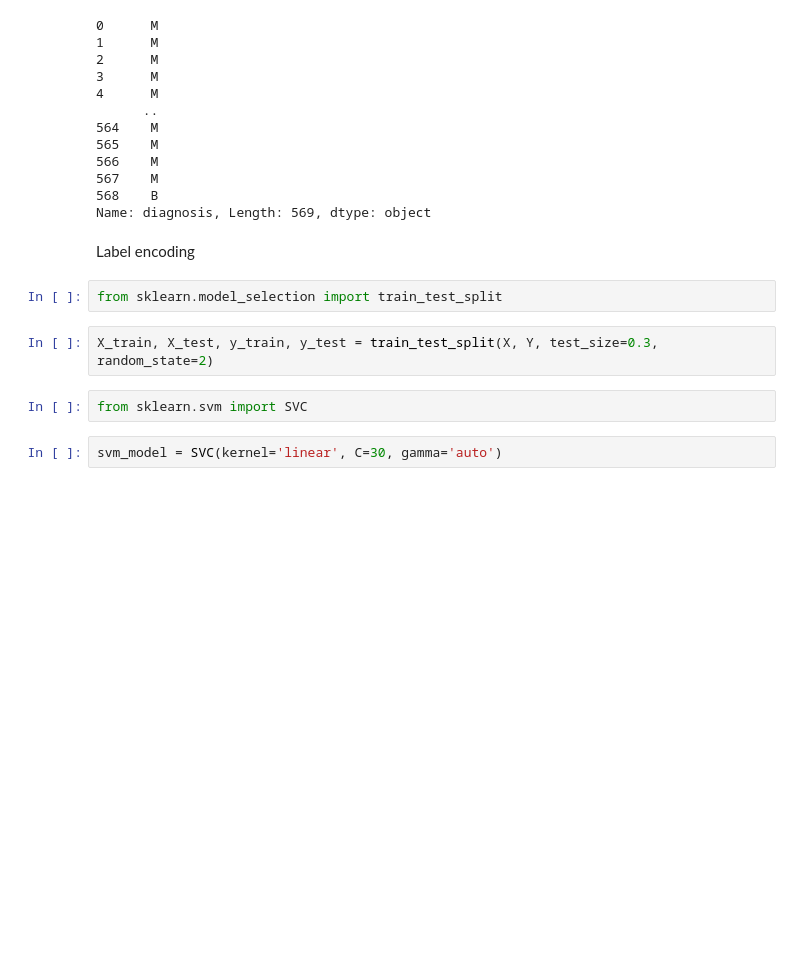
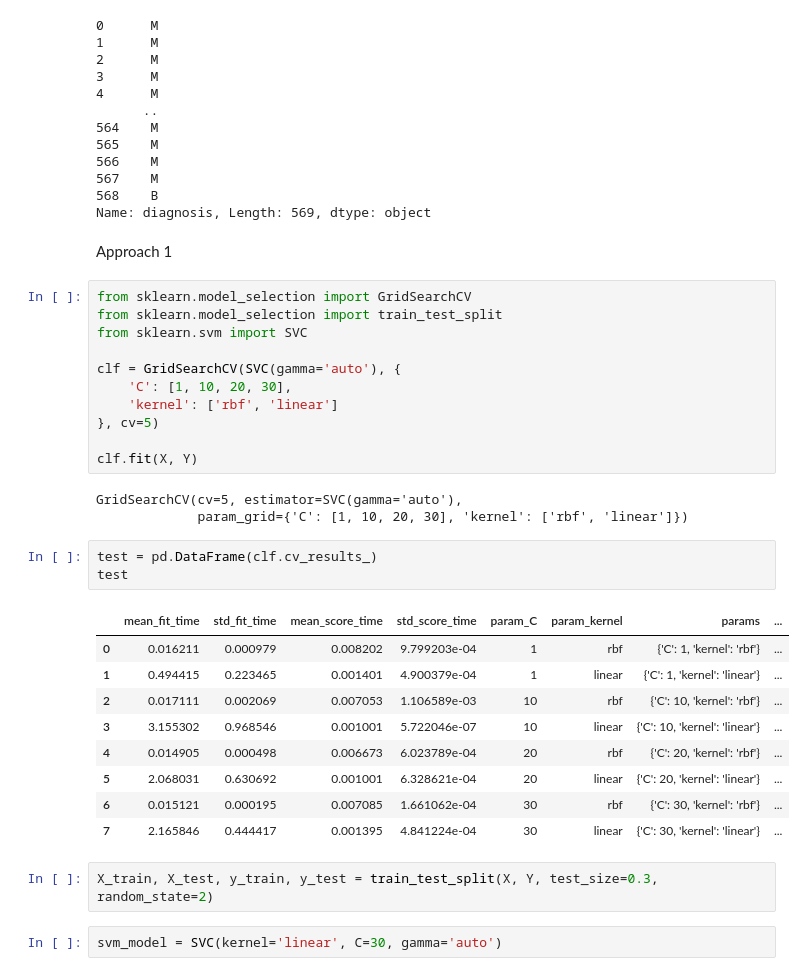
Before and after one commit to SubodhShil/AI-Machine-Learning, a Jupyter notebook: Ostad Course/Module 13/Support Vector Machine - SVM/svm.ipynb, the cells around one changed output. Drawn from its saved outputs; the diff is of its cells as text; blank space fills up the shorter version.

```diff
--- a/Ostad Course/Module 13/Support Vector Machine - SVM/svm.ipynb
+++ b/Ostad Course/Module 13/Support Vector Machine - SVM/svm.ipynb
@@ -73,14 +73,37 @@ Y
 567    M
 568    B
 Name: diagnosis, Length: 569, dtype: object
-# %% [markdown]
-Label encoding
-# %%
-from sklearn.model_selection import train_test_split
+# %% [markdown]
+Approach 1
+# %%
+from sklearn.model_selection import GridSearchCV
+from sklearn.model_selection import train_test_split
+from sklearn.svm import SVC
+
+clf = GridSearchCV(SVC(gamma='auto'), {
+    'C': [1, 10, 20, 30],
+    'kernel': ['rbf', 'linear']
+}, cv=5)
+
+clf.fit(X, Y)
+# %% [output]
+GridSearchCV(cv=5, estimator=SVC(gamma='auto'),
+             param_grid={'C': [1, 10, 20, 30], 'kernel': ['rbf', 'linear']})
+# %%
+test = pd.DataFrame(clf.cv_results_)
+test
+# %% [output]
+|  | mean_fit_time | std_fit_time | mean_score_time | std_score_time | param_C | param_kernel | params | ... |
+| 0 | 0.016211 | 0.000979 | 0.008202 | 9.799203e-04 | 1 | rbf | {'C': 1, 'kernel': 'rbf'} | ... |
+| 1 | 0.494415 | 0.223465 | 0.001401 | 4.900379e-04 | 1 | linear | {'C': 1, 'kernel': 'linear'} | ... |
+| 2 | 0.017111 | 0.002069 | 0.007053 | 1.106589e-03 | 10 | rbf | {'C': 10, 'kernel': 'rbf'} | ... |
+| 3 | 3.155302 | 0.968546 | 0.001001 | 5.722046e-07 | 10 | linear | {'C': 10, 'kernel': 'linear'} | ... |
+| 4 | 0.014905 | 0.000498 | 0.006673 | 6.023789e-04 | 20 | rbf | {'C': 20, 'kernel': 'rbf'} | ... |
+| 5 | 2.068031 | 0.630692 | 0.001001 | 6.328621e-04 | 20 | linear | {'C': 20, 'kernel': 'linear'} | ... |
+| 6 | 0.015121 | 0.000195 | 0.007085 | 1.661062e-04 | 30 | rbf | {'C': 30, 'kernel': 'rbf'} | ... |
+| 7 | 2.165846 | 0.444417 | 0.001395 | 4.841224e-04 | 30 | linear | {'C': 30, 'kernel': 'linear'} | ... |
 # %%
 X_train, X_test, y_train, y_test = train_test_split(X, Y, test_size=0.3, random_state=2)
-# %%
-from sklearn.svm import SVC
 # %%
 svm_model = SVC(kernel='linear', C=30, gamma='auto')
 # %%
```
Also changed, not shown: parts of 8 cells of this notebook, 2 other files.
